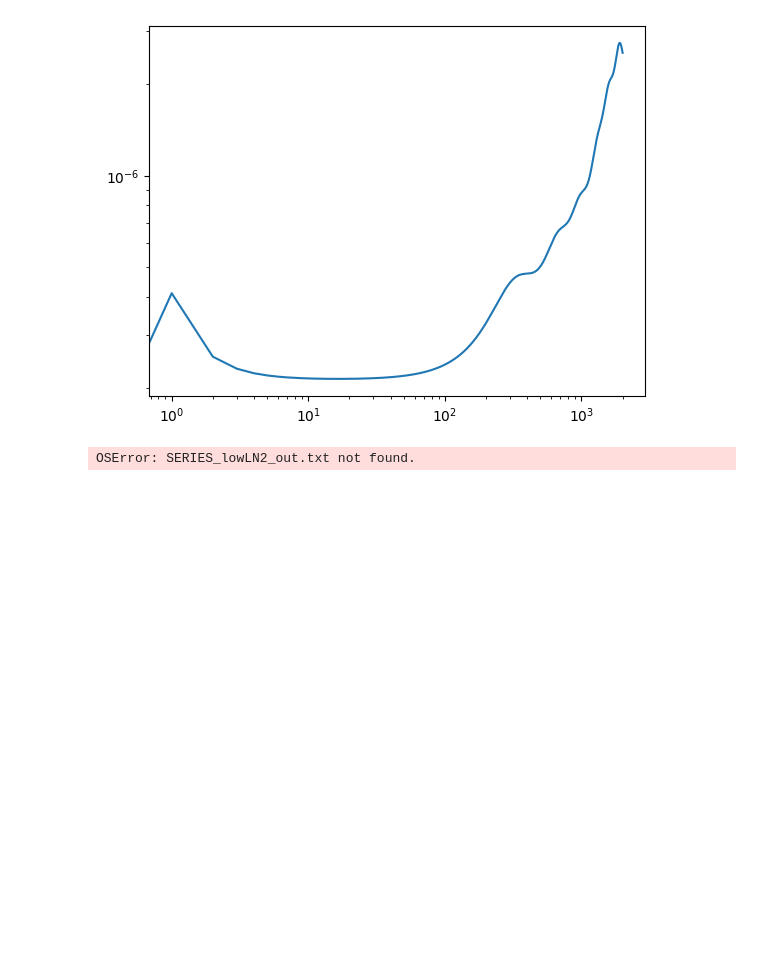
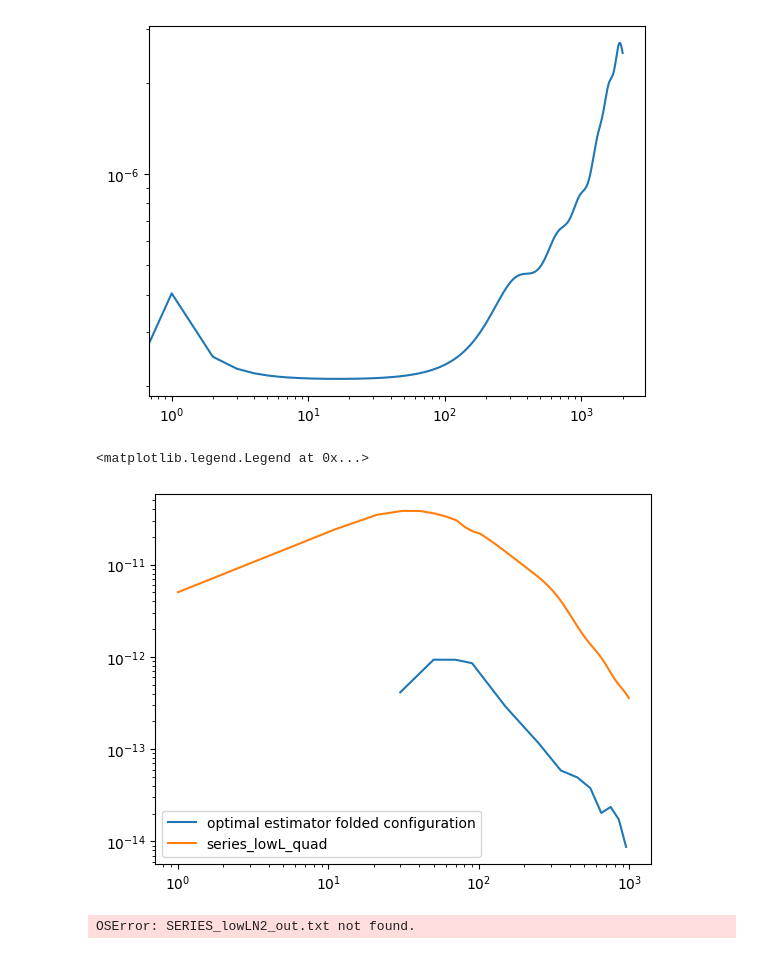
Before and after one commit to aleksandrbowkis/bispec_opt_est, a Jupyter notebook: N2_numerical/N2_tests.ipynb, the cells around one changed output. Cells and saved outputs as stored; diff of their text form; code cells hidden in the pictures; blank space fills up the shorter version.

```diff
--- a/N2_numerical/N2_tests.ipynb
+++ b/N2_numerical/N2_tests.ipynb
@@ -119,6 +119,25 @@ plt.loglog(L_norm, Lfac_norm*norm_phi)
 # %% [output]
 [<matplotlib.lines.Line2D at 0x...>]
 [figure]
+# %%
+""" Now test folded series expansion N2 """
+
+LensingL_fold, testquad_fold = np.loadtxt('fix_TEST_quad_fold.txt')
+LensingL_fold, testdirect_fold = np.loadtxt('TEST_direct_fold.txt')
+LensingL_fold_2000_nonoise, testquad_fold_2000_nonoise = np.loadtxt('TEST_quad_fold_2000_nonoise.txt')
+
+L_opt_fold, opt_est_fold = np.loadtxt('folded_opt_est.txt')
+
+plt.loglog(L_opt_fold, -1*opt_est_fold, label = 'optimal estimator folded configuration')
+plt.loglog(LensingL_fold, -1*testquad_fold, label='series_lowL_quad')
+#plt.loglog(LensingL_fold_2000_nonoise, -1*testquad_fold_2000_nonoise, ls = '--',label='series_lowL_quad')
+#plt.loglog(LensingL, -1*testdirect, ls = '--', label='series_lowL_directsum')
+#plt.loglog(LensingL, minusincorrect_testquad, label='minusincorrect_series_lowL_quad')
+#plt.xlim(1,200)
+plt.legend()
+# %% [output]
+<matplotlib.legend.Legend at 0x...>
+[figure, added]
 # %%
 L, out = np.loadtxt('SERIES_lowLN2_out.txt')
 L, full_int_out = np.loadtxt('lowLN2_out.txt')
```
Also changed, not shown: parts of 1 cell of this notebook, 30 other files.
